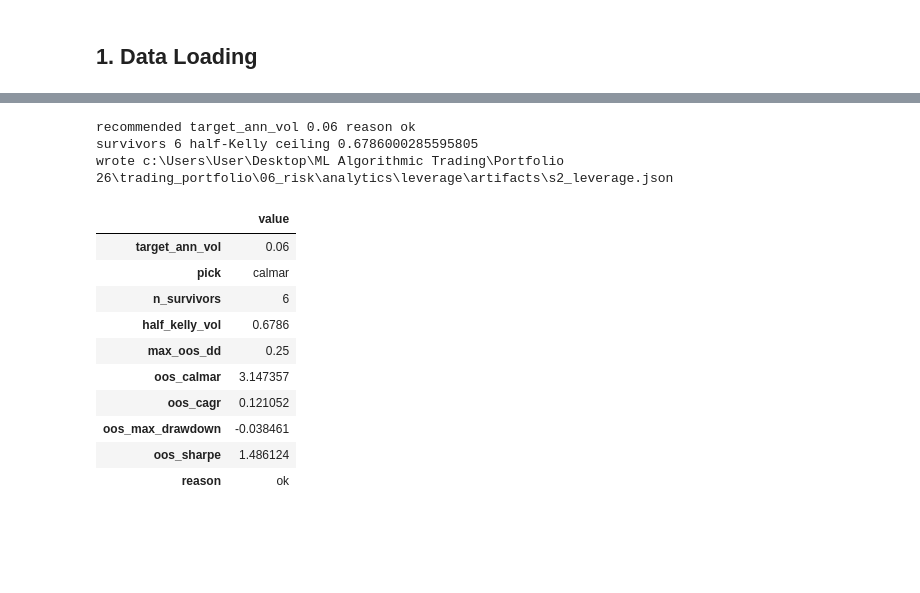
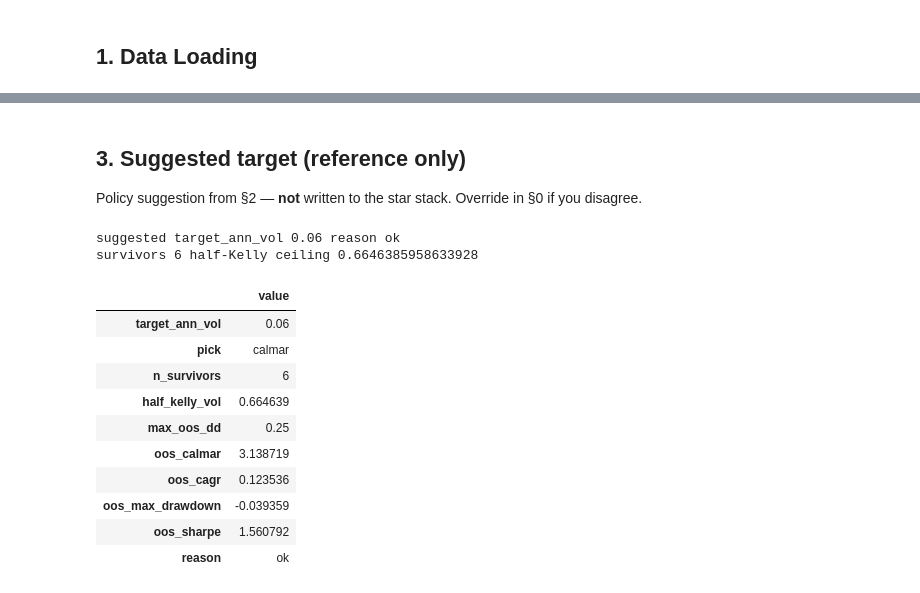
Before and after one commit to charlievellacott/trading_portfolio, a Jupyter notebook: 06_risk/notebooks/s2_coint/01_leverage.ipynb, the cells around one changed output, grey strips where cells are left out. Drawn from its saved outputs; the diff is of its cells as text; code cells hidden in the pictures; blank space fills up the shorter version.

```diff
--- a/06_risk/notebooks/s2_coint/01_leverage.ipynb
+++ b/06_risk/notebooks/s2_coint/01_leverage.ipynb
@@ -151,0 +97,29 @@ interactive(children=(Text(value='2021-12-31', description='IS end'), FloatSlide
+# %%
+PACK = {}
+
+pack = compute_leverage_surface(
+    BASE,
+    CFG,
+    targets=list(DEFAULT_TARGETS),
+    is_end=DEFAULT_IS_END,
+    periods_per_year=PERIODS_PER_YEAR,
+    max_oos_dd=float(DEFAULT_DD_CAP),
+    pick=PICK,
+)
+PACK.clear()
+PACK.update(pack)
+sug = pack["suggestion"]
+print("Half-Kelly vol ceiling (not an objective)", pack["half_kelly_vol"])
+if sug.get("target_ann_vol") is not None:
+    print(
+        f"Suggested VT_TARGET_ANN_VOL_STAR={sug['target_ann_vol']:.4g} "
+        f"(OOS {PICK}={sug.get(f'oos_{PICK}'):.4f}, reason={sug.get('reason')})"
+    )
+else:
+    print("No policy survivor — set VT_TARGET_ANN_VOL_STAR by judgment.")
+print("Copy your choice into VT_TARGET_ANN_VOL_STAR in §0, then run §4.")
+display(pack["surface"])
+display(pd.Series(sug, name="suggestion").to_frame("value"))
+display(surface_cagr_figure(pack["surface"]))
+display(surface_calmar_figure(pack["surface"]))
+display(surface_dd_figure(pack["surface"]))
@@ -152,23 +148,25 @@ interactive(children=(Text(value='2021-12-31', description='IS end'), FloatSlide
+# %% [markdown]
+## 3. Suggested target (reference only)
+
+Policy suggestion from §2 — **not** written to the star stack. Override in §0 if you disagree.
 # %%
 if not PACK:
-    raise RuntimeError("run() did not populate PACK")
-dec = PACK["decision"]
-print("recommended target_ann_vol", dec.get("target_ann_vol"), "reason", dec.get("reason"))
-print("survivors", dec.get("n_survivors"), "half-Kelly ceiling", PACK["half_kelly_vol"])
-print("wrote", PACK["artifact_path"])
-display(pd.Series(dec, name="policy").to_frame("value"))
+    raise RuntimeError("run §2 first")
+sug = PACK["suggestion"]
+print("suggested target_ann_vol", sug.get("target_ann_vol"), "reason", sug.get("reason"))
+print("survivors", sug.get("n_survivors"), "half-Kelly ceiling", PACK["half_kelly_vol"])
+display(pd.Series(sug, name="suggestion").to_frame("value"))
 # %% [output]
-recommended target_ann_vol 0.06 reason ok
-survivors 6 half-Kelly ceiling 0.6786000285595805
-wrote c:\Users\User\Desktop\ML Algorithmic Trading\Portfolio 26\trading_portfolio\06_risk\analytics\leverage\artifacts\s2_leverage.json
+suggested target_ann_vol 0.06 reason ok
+survivors 6 half-Kelly ceiling 0.6646385958633928
 |  | value |
 | target_ann_vol | 0.06 |
 | pick | calmar |
 | n_survivors | 6 |
-| half_kelly_vol | 0.6786 |
+| half_kelly_vol | 0.664639 |
 | max_oos_dd | 0.25 |
-| oos_calmar | 3.147357 |
-| oos_cagr | 0.121052 |
-| oos_max_drawdown | -0.038461 |
-| oos_sharpe | 1.486124 |
+| oos_calmar | 3.138719 |
+| oos_cagr | 0.123536 |
+| oos_max_drawdown | -0.039359 |
+| oos_sharpe | 1.560792 |
 | reason | ok |
```
Also changed, not shown: parts of 11 cells of this notebook, 37 other files.
